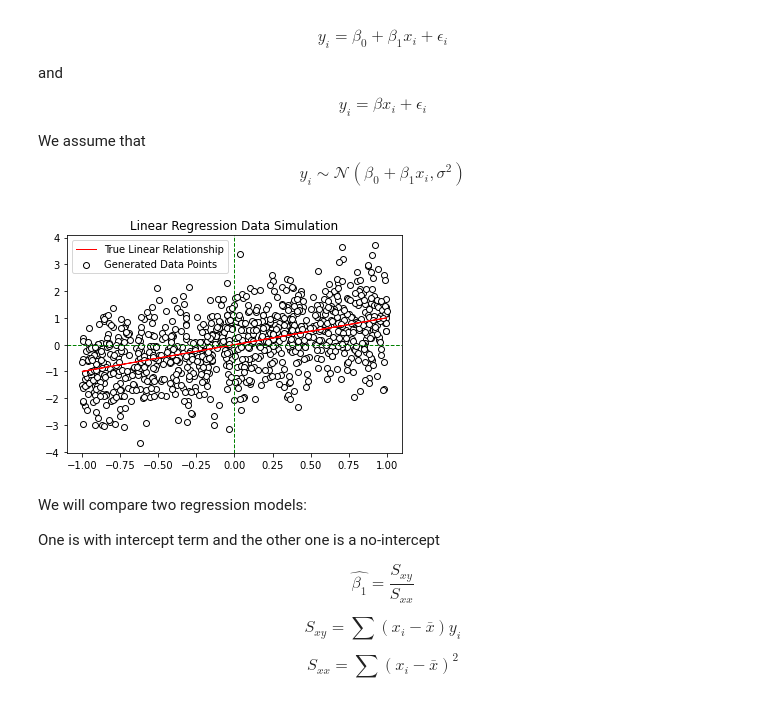
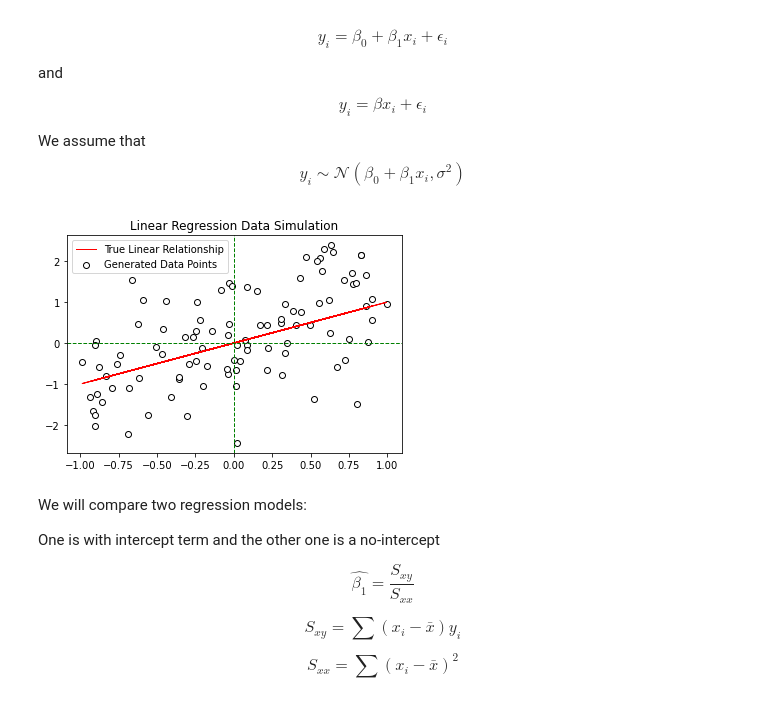
Before and after one commit to chedug/bsc, a Jupyter notebook: SSerror.ipynb, the cells around one changed output. Drawn from its saved outputs; the diff is of its cells as text; code cells hidden in the pictures.

```diff
--- a/SSerror.ipynb
+++ b/SSerror.ipynb
@@ -19,31 +19,31 @@ We assume that $$y_i \sim \mathcal{N}(\beta_0+\beta_1 x_i, \sigma ^2)$$
 # %%
 import numpy as np
 import matplotlib.pyplot as plt
 
 
-num_samples = 1000  # number of sample points
+num_samples = 100  # number of sample points
 
 #X = np.linspace(0, 1, num_samples) * 2 - 1
 X = np.random.rand(num_samples) * 2 - 1
 
 beta =  1 # true slope
-beta_0 = 0
+beta_0 = 0.1
 noise = np.random.randn(num_samples)  # standard normal noise term
 
 y = beta * X + noise + beta_0
 
 
 plt.plot(X, beta * X, color='red', linewidth=1, label='True Linear Relationship')
 plt.scatter(X, y, color='white', edgecolor='black', marker='o', label='Generated Data Points')
 plt.legend()
 
 plt.axhline(0, color='green', linewidth=1, linestyle='--')
 plt.axvline(0, color='green', linewidth=1, linestyle='--')
 
 plt.title('Linear Regression Data Simulation')
 plt.show()
 # %% [output]
-[figure, old version]
+[figure, new version]
 # %% [markdown]
 We will compare two regression models:
 
```
Also changed, not shown: parts of 6 cells of this notebook.
